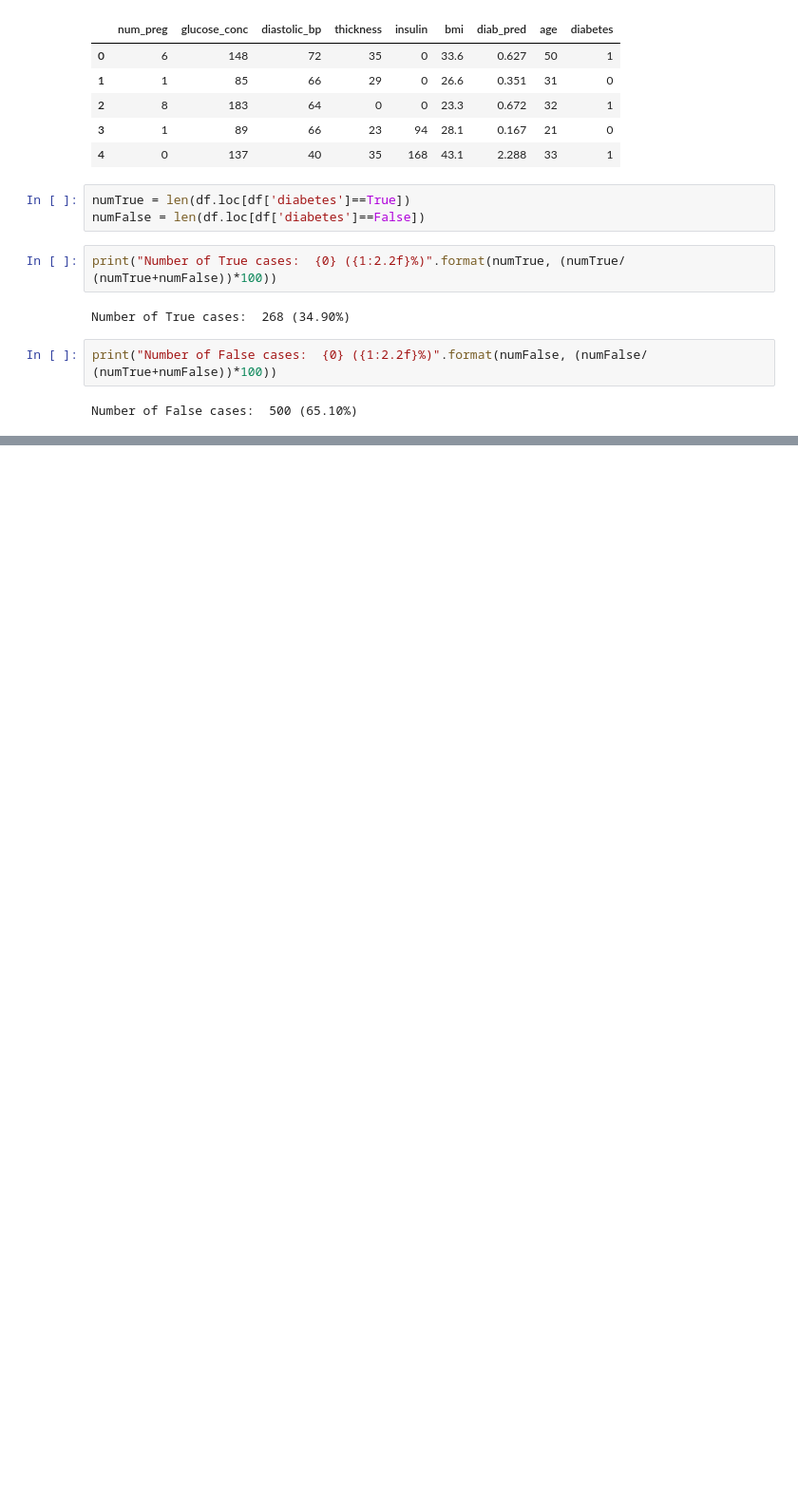
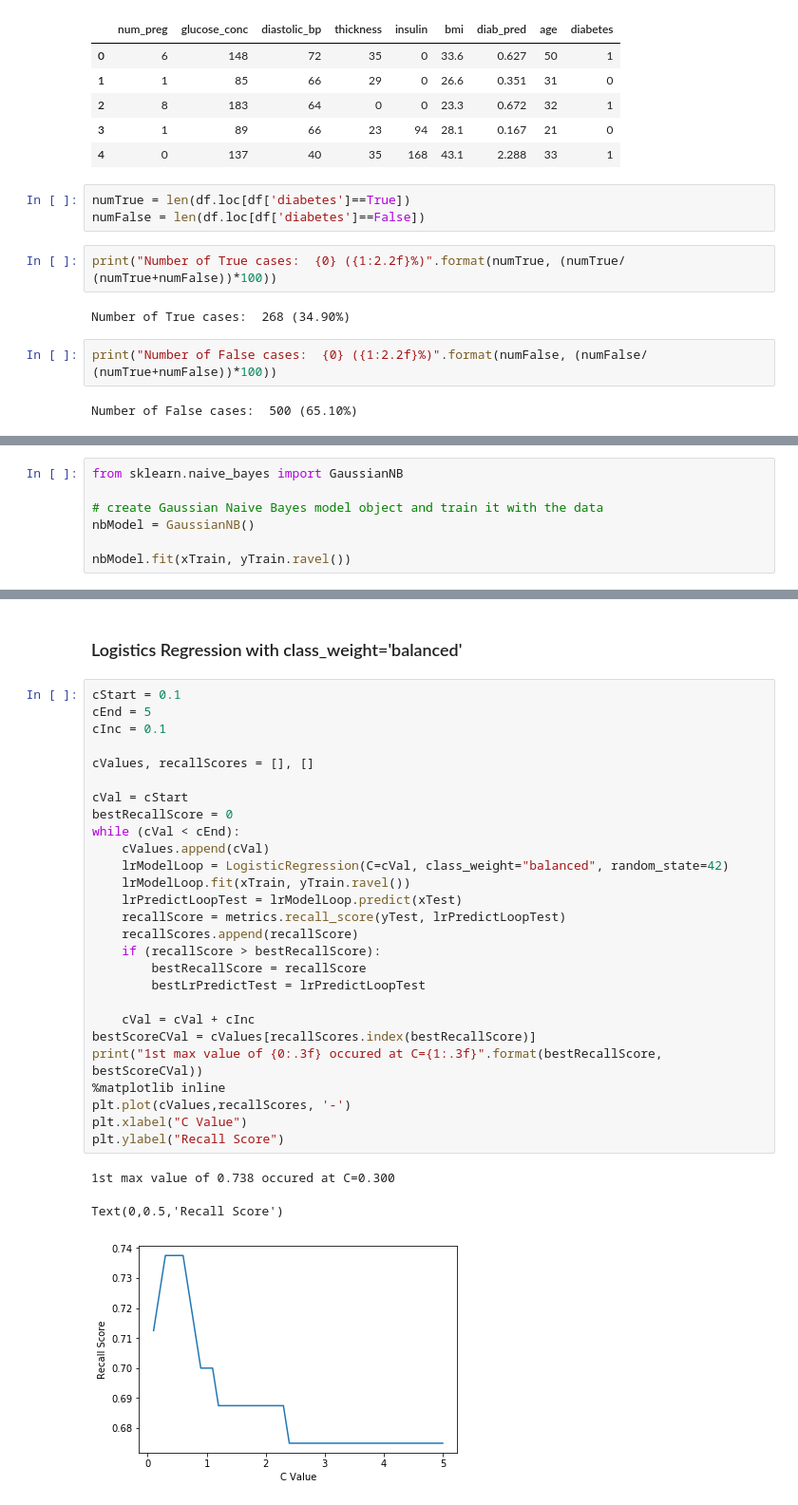
Before and after one commit to Zachary-T-Richmond/pima-prediction, a Jupyter notebook: Pima-Prediction.ipynb, the cells around one changed output, grey strips where cells are left out. Shown: that part at 95% size. Drawn from its saved outputs; the diff is of its cells as text; blank space fills up the shorter version.

```diff
--- a/Pima-Prediction.ipynb
+++ b/Pima-Prediction.ipynb
@@ -145,0 +237,7 @@ Number of False cases:  500 (65.10%)
+# %%
+from sklearn.naive_bayes import GaussianNB
+
+# create Gaussian Naive Bayes model object and train it with the data
+nbModel = GaussianNB()
+
+nbModel.fit(xTrain, yTrain.ravel())
@@ -145,0 +406,33 @@ Number of False cases:  500 (65.10%)
+# %% [markdown]
+### Logistics Regression with class_weight='balanced'
+# %%
+cStart = 0.1
+cEnd = 5
+cInc = 0.1
+
+cValues, recallScores = [], []
+
+cVal = cStart
+bestRecallScore = 0
+while (cVal < cEnd):
+    cValues.append(cVal)
+    lrModelLoop = LogisticRegression(C=cVal, class_weight="balanced", random_state=42)
+    lrModelLoop.fit(xTrain, yTrain.ravel())
+    lrPredictLoopTest = lrModelLoop.predict(xTest)
+    recallScore = metrics.recall_score(yTest, lrPredictLoopTest)
+    recallScores.append(recallScore)
+    if (recallScore > bestRecallScore):
+        bestRecallScore = recallScore
+        bestLrPredictTest = lrPredictLoopTest
+
+    cVal = cVal + cInc
+bestScoreCVal = cValues[recallScores.index(bestRecallScore)]
+print("1st max value of {0:.3f} occured at C={1:.3f}".format(bestRecallScore, bestScoreCVal))
+%matplotlib inline
+plt.plot(cValues,recallScores, '-')
+plt.xlabel("C Value")
+plt.ylabel("Recall Score")
+# %% [output]
+1st max value of 0.738 occured at C=0.300
+Text(0,0.5,'Recall Score')
+[figure, added]
```
Also changed, not shown: parts of 36 cells of this notebook.
